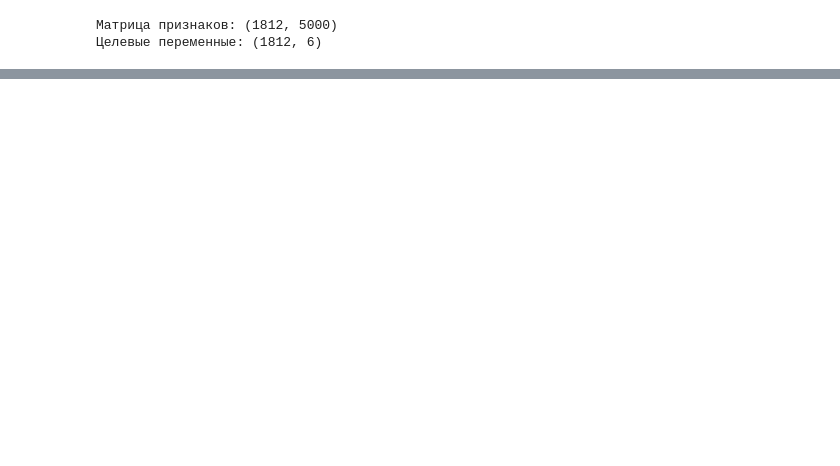
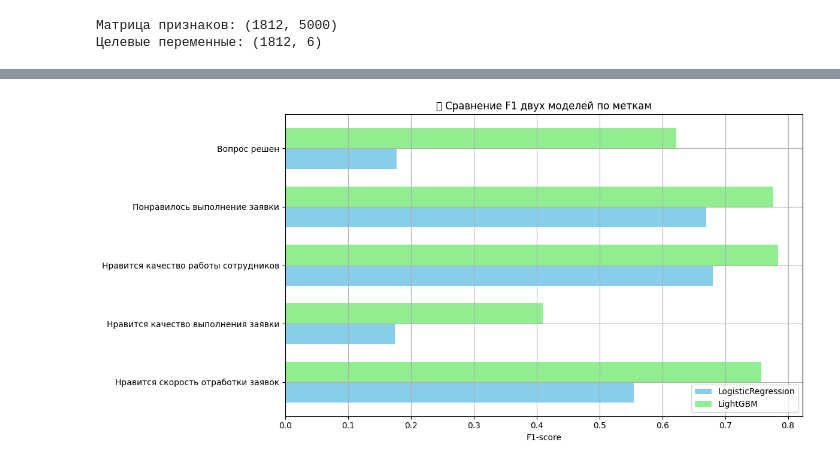
Before and after one commit to kerafff/intens4, a Jupyter notebook: intens4.ipynb, the cells around one changed output, grey strips where cells are left out. Saved outputs shown, nothing was run; the diff lists cells and outputs as text; code cells hidden in the pictures; blank space fills up the shorter version.

```diff
--- a/intens4.ipynb
+++ b/intens4.ipynb
@@ -152,0 +420,23 @@ weighted avg       0.83      0.83      0.83       363
+# %%
+from sklearn.metrics import f1_score
+
+# Считаем F1 по каждой категории
+f1_logreg = [f1_score(y.iloc[:, i], oof_preds[:, i]) for i in range(len(label_cols))]
+f1_lgb = [f1_score(y.iloc[:, i], oof_preds_lgb[:, i]) for i in range(len(label_cols))]
+
+# Построение графика
+x = np.arange(len(label_cols))
+width = 0.35
+
+plt.figure(figsize=(12, 6))
+plt.barh(x - width/2, f1_logreg, width, label='LogisticRegression', color='skyblue')
+plt.barh(x + width/2, f1_lgb, width, label='LightGBM', color='lightgreen')
+plt.yticks(x, label_cols)
+plt.xlabel("F1-score")
+plt.title("📊 Сравнение F1 двух моделей по меткам")
+plt.legend(loc="lower right")
+plt.grid(True)
+plt.tight_layout()
+plt.show()
+# %% [output]
+[figure, added]
```
Also changed, not shown: parts of 9 cells of this notebook, 2 other files.
